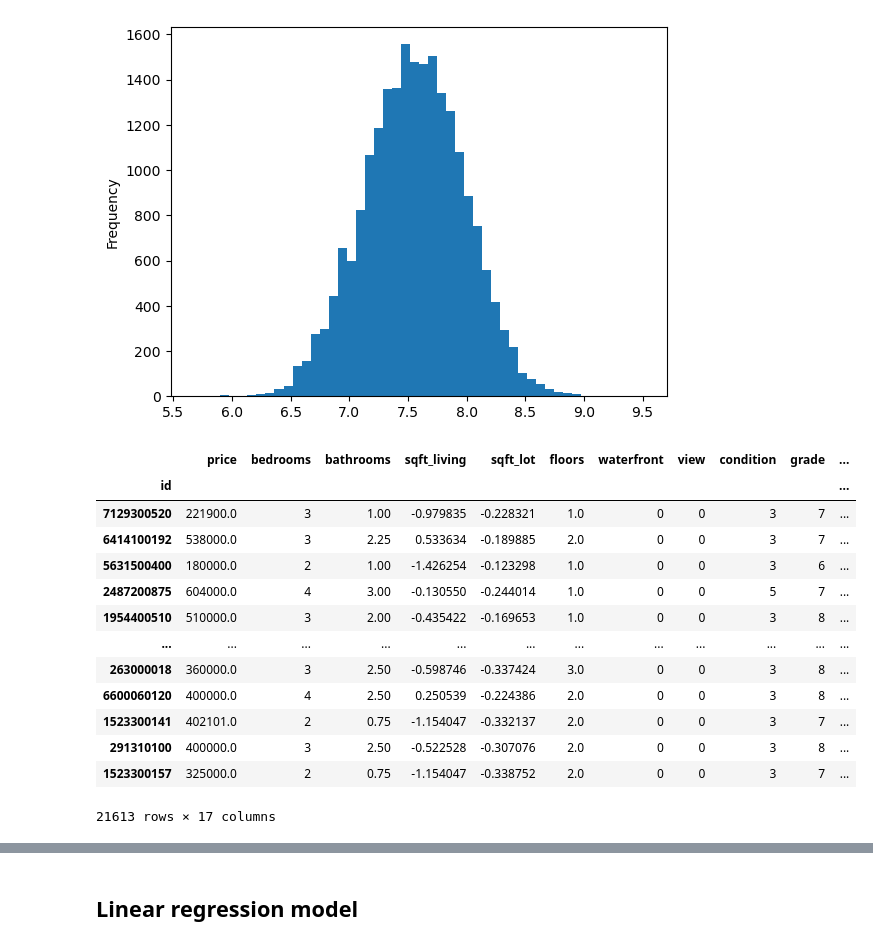
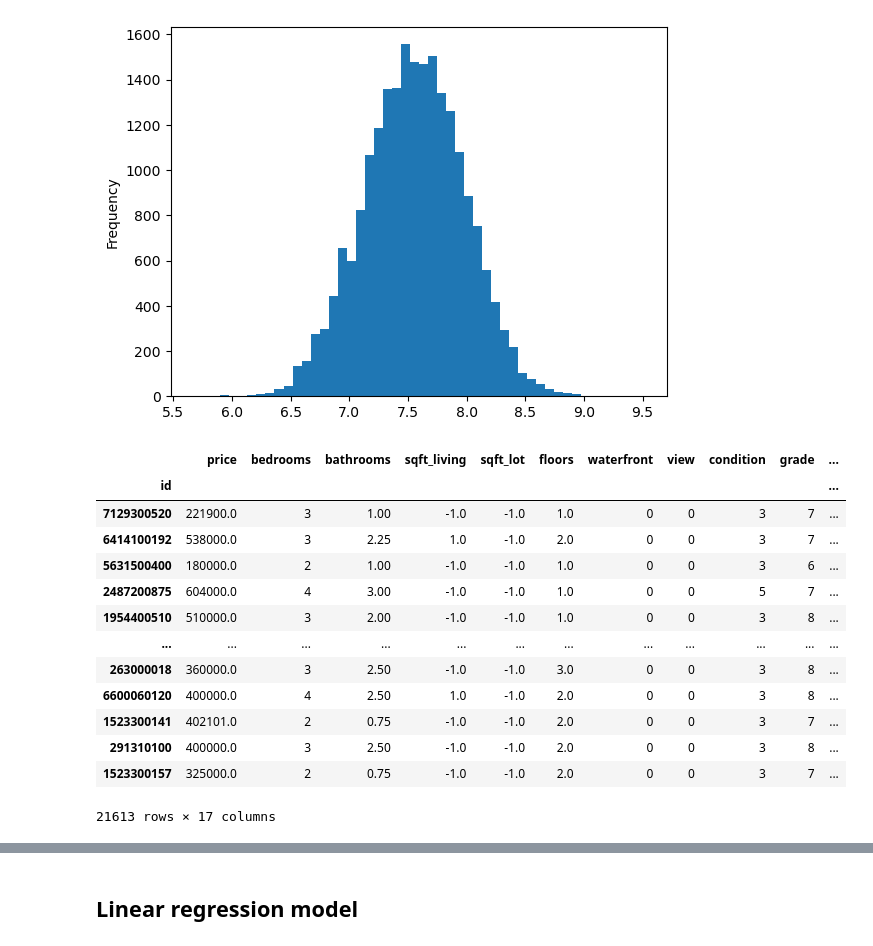
Before and after one commit to minhngo248/boston-housing-prediction, a Jupyter notebook: king-county.ipynb, the cells around one changed output, grey strips where cells are left out. Cells and saved outputs as stored; diff of their text form; code cells hidden in the pictures.

```diff
--- a/king-county.ipynb
+++ b/king-county.ipynb
@@ -65,29 +65,30 @@ np.log(new_df['sqft_living']).plot.hist(bins=50)
 [figure]
 # %%
 # Rescale data
-from sklearn import preprocessing
-new_df['sqft_living'] = preprocessing.scale(new_df['sqft_living'])
-new_df['sqft_lot'] = preprocessing.scale(new_df['sqft_lot'])
-new_df['sqft_above'] = preprocessing.scale(new_df['sqft_above'])
-new_df['sqft_basement'] = preprocessing.scale(new_df['sqft_basement'])
-new_df['sqft_living15'] = preprocessing.scale(new_df['sqft_living15'])
-new_df['sqft_lot15'] = preprocessing.scale(new_df['sqft_lot15'])
-new_df['yr_built'] = preprocessing.scale(new_df['yr_built'])
-new_df['lat'] = preprocessing.scale(new_df['lat'])
-new_df['long'] = preprocessing.scale(new_df['long'])
+from sklearn.preprocessing import Normalizer
+normalizer = Normalizer()
+new_df['sqft_living'] = normalizer.fit_transform(new_df['sqft_living'].values.reshape(-1,1))
+new_df['sqft_lot'] = normalizer.fit_transform(new_df['sqft_lot'].values.reshape(-1,1))
+new_df['sqft_above'] = normalizer.fit_transform(new_df['sqft_above'].values.reshape(-1,1))
+new_df['sqft_basement'] = normalizer.fit_transform(new_df['sqft_basement'].values.reshape(-1,1))
+new_df['sqft_living15'] = normalizer.fit_transform(new_df['sqft_living15'].values.reshape(-1,1))
+new_df['sqft_lot15'] = normalizer.fit_transform(new_df['sqft_lot15'].values.reshape(-1,1))
+new_df['yr_built'] = normalizer.fit_transform(new_df['yr_built'].values.reshape(-1,1))
+new_df['lat'] = normalizer.fit_transform(new_df['lat'].values.reshape(-1,1))
+new_df['long'] = normalizer.fit_transform(new_df['long'].values.reshape(-1,1))
 new_df
 # %% [output]
 |  | price | bedrooms | bathrooms | sqft_living | sqft_lot | floors | waterfront | view | condition | grade | ... |
 | id |  |  |  |  |  |  |  |  |  |  | ... |
-| 7129300520 | 221900.0 | 3 | 1.00 | -0.979835 | -0.228321 | 1.0 | 0 | 0 | 3 | 7 | ... |
-| 6414100192 | 538000.0 | 3 | 2.25 | 0.533634 | -0.189885 | 2.0 | 0 | 0 | 3 | 7 | ... |
-| 5631500400 | 180000.0 | 2 | 1.00 | -1.426254 | -0.123298 | 1.0 | 0 | 0 | 3 | 6 | ... |
-| 2487200875 | 604000.0 | 4 | 3.00 | -0.130550 | -0.244014 | 1.0 | 0 | 0 | 5 | 7 | ... |
-| 1954400510 | 510000.0 | 3 | 2.00 | -0.435422 | -0.169653 | 1.0 | 0 | 0 | 3 | 8 | ... |
+| 7129300520 | 221900.0 | 3 | 1.00 | -1.0 | -1.0 | 1.0 | 0 | 0 | 3 | 7 | ... |
+| 6414100192 | 538000.0 | 3 | 2.25 | 1.0 | -1.0 | 2.0 | 0 | 0 | 3 | 7 | ... |
+| 5631500400 | 180000.0 | 2 | 1.00 | -1.0 | -1.0 | 1.0 | 0 | 0 | 3 | 6 | ... |
+| 2487200875 | 604000.0 | 4 | 3.00 | -1.0 | -1.0 | 1.0 | 0 | 0 | 5 | 7 | ... |
+| 1954400510 | 510000.0 | 3 | 2.00 | -1.0 | -1.0 | 1.0 | 0 | 0 | 3 | 8 | ... |
 | ... | ... | ... | ... | ... | ... | ... | ... | ... | ... | ... | ... |
-| 263000018 | 360000.0 | 3 | 2.50 | -0.598746 | -0.337424 | 3.0 | 0 | 0 | 3 | 8 | ... |
-| 6600060120 | 400000.0 | 4 | 2.50 | 0.250539 | -0.224386 | 2.0 | 0 | 0 | 3 | 8 | ... |
-| 1523300141 | 402101.0 | 2 | 0.75 | -1.154047 | -0.332137 | 2.0 | 0 | 0 | 3 | 7 | ... |
-| 291310100 | 400000.0 | 3 | 2.50 | -0.522528 | -0.307076 | 2.0 | 0 | 0 | 3 | 8 | ... |
-| 1523300157 | 325000.0 | 2 | 0.75 | -1.154047 | -0.338752 | 2.0 | 0 | 0 | 3 | 7 | ... |
+| 263000018 | 360000.0 | 3 | 2.50 | -1.0 | -1.0 | 3.0 | 0 | 0 | 3 | 8 | ... |
+| 6600060120 | 400000.0 | 4 | 2.50 | 1.0 | -1.0 | 2.0 | 0 | 0 | 3 | 8 | ... |
+| 1523300141 | 402101.0 | 2 | 0.75 | -1.0 | -1.0 | 2.0 | 0 | 0 | 3 | 7 | ... |
+| 291310100 | 400000.0 | 3 | 2.50 | -1.0 | -1.0 | 2.0 | 0 | 0 | 3 | 8 | ... |
+| 1523300157 | 325000.0 | 2 | 0.75 | -1.0 | -1.0 | 2.0 | 0 | 0 | 3 | 7 | ... |
 21613 rows × 17 columns
```
Also changed, not shown: parts of 6 cells of this notebook.
